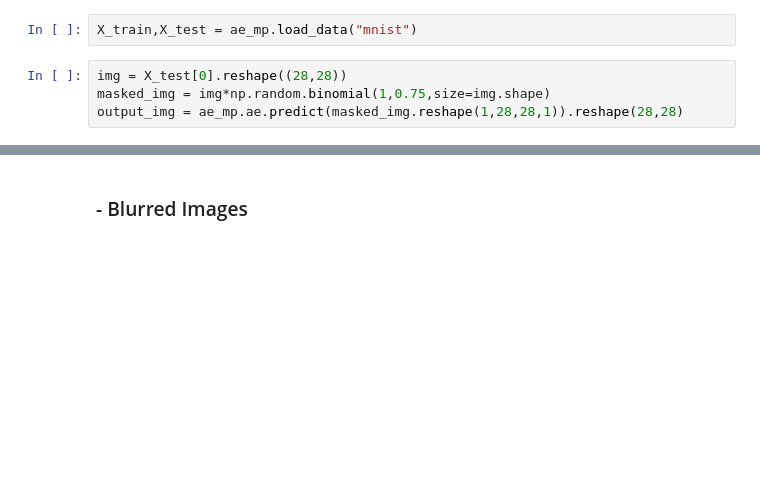
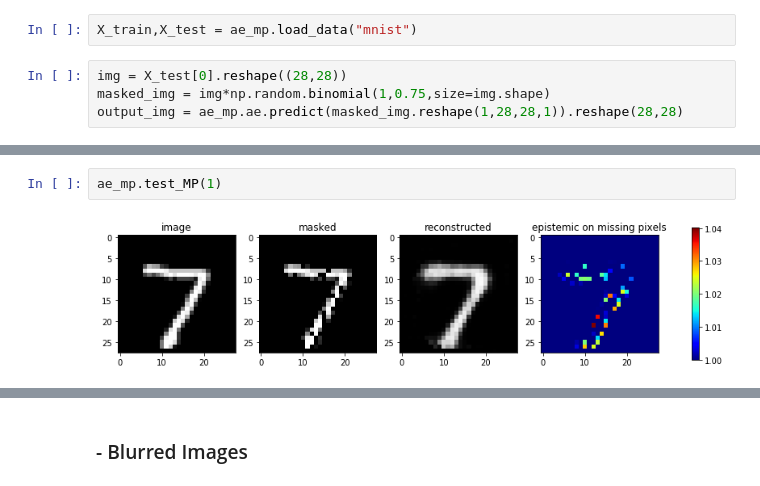
Before and after one commit to clbonet/MVA-DELIRES-Project, a Jupyter notebook: Missing Pixels - Deblurring/Results.ipynb, the cells around one changed output, grey strips where cells are left out. Drawn from its saved outputs; the diff is of its cells as text; blank space fills up the shorter version.

```diff
--- a/Missing Pixels - Deblurring/Results.ipynb
+++ b/Missing Pixels - Deblurring/Results.ipynb
@@ -80,0 +93,4 @@ ae_mp.test(1)
+# %%
+ae_mp.test_MP(1)
+# %% [output]
+[figure, added]
```
Also changed, not shown: parts of 30 cells of this notebook, 5 other files.
